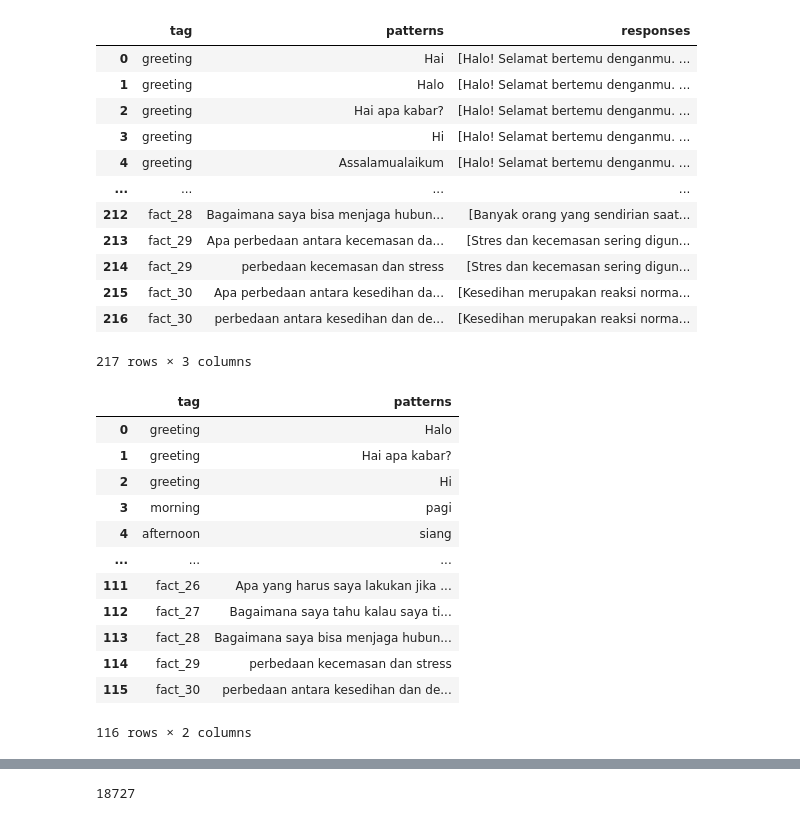
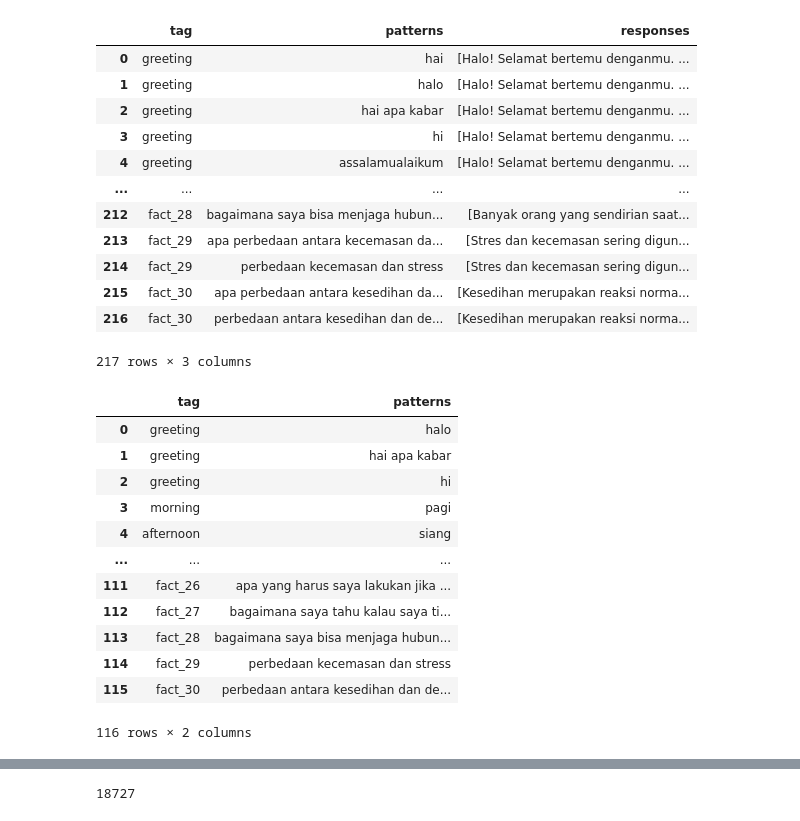
Before and after one commit to oohgan/HugU---CH2-PS423, a Jupyter notebook: [CH2-PS423]/ML/ChatBot/Model_Chatbot.ipynb, the cells around one changed output, grey strips where cells are left out. Cells and saved outputs as stored; diff of their text form; code cells hidden in the pictures.

```diff
--- a/[CH2-PS423]/ML/ChatBot/Model_Chatbot.ipynb
+++ b/[CH2-PS423]/ML/ChatBot/Model_Chatbot.ipynb
@@ -14,6 +18,30 @@ from tensorflow.keras.utils import plot_model
 from sklearn.preprocessing import LabelEncoder
 from tensorflow.keras.preprocessing.text import Tokenizer
 from tensorflow.keras.preprocessing.sequence import pad_sequences
+# %%
+replace = [
+    ['ibu', ['ibuku', 'mami', 'mama']],
+    ['ayah', ['ayahku', 'papa', 'daddy']],
+    ['saudara', ['adikku', 'adek', 'kakakku', 'koko', 'cece']],
+    ['teman', ['temanku']],
+    ['meninggal', ['mati']]
+]
+# %%
+def preprocess_text(kalimat):
+  filtered = re.sub(r'[^\w\d\s]', '', kalimat.lower())
+  words = word_tokenize(filtered)
+
+  clean_word = []
+  for word in words:
+    replaced = False
+    for replacement, target in replace:
+      if word in target:
+        clean_word.append(replacement)
+        replaced = True
+    if not replaced:
+      clean_word.append(word)
+
+  return ' '.join(clean_word)
 # %%
 with open('/content/Mental Health Conversational.json', 'r') as content:
   chatbot = json.load(content)
@@ -21,27 +49,27 @@ data = pd.DataFrame(chatbot['intents'])
 # %%
 dictionary = {"tag":[], "patterns":[], "responses":[]}
 for i in range (len(data)):
   pattern = data[data.index==i]['patterns'].values[0]
   response = data[data.index==i]['responses'].values[0]
   tag = data[data.index==i]['tag'].values[0]
   for j in range (len(pattern)):
     dictionary['tag'].append(tag)
-    dictionary['patterns'].append(pattern[j])
+    dictionary['patterns'].append(preprocess_text(pattern[j]))
     dictionary['responses'].append(response)
 data = pd.DataFrame.from_dict(dictionary)
 data
 # %% [output]
 |  | tag | patterns | responses |
-| 0 | greeting | Hai | [Halo! Selamat bertemu denganmu. ... |
-| 1 | greeting | Halo | [Halo! Selamat bertemu denganmu. ... |
-| 2 | greeting | Hai apa kabar? | [Halo! Selamat bertemu denganmu. ... |
-| 3 | greeting | Hi | [Halo! Selamat bertemu denganmu. ... |
-| 4 | greeting | Assalamualaikum | [Halo! Selamat bertemu denganmu. ... |
+| 0 | greeting | hai | [Halo! Selamat bertemu denganmu. ... |
+| 1 | greeting | halo | [Halo! Selamat bertemu denganmu. ... |
+| 2 | greeting | hai apa kabar | [Halo! Selamat bertemu denganmu. ... |
+| 3 | greeting | hi | [Halo! Selamat bertemu denganmu. ... |
+| 4 | greeting | assalamualaikum | [Halo! Selamat bertemu denganmu. ... |
 | ... | ... | ... | ... |
-| 212 | fact_28 | Bagaimana saya bisa menjaga hubun... | [Banyak orang yang sendirian saat... |
-| 213 | fact_29 | Apa perbedaan antara kecemasan da... | [Stres dan kecemasan sering digun... |
+| 212 | fact_28 | bagaimana saya bisa menjaga hubun... | [Banyak orang yang sendirian saat... |
+| 213 | fact_29 | apa perbedaan antara kecemasan da... | [Stres dan kecemasan sering digun... |
 | 214 | fact_29 | perbedaan kecemasan dan stress | [Stres dan kecemasan sering digun... |
-| 215 | fact_30 | Apa perbedaan antara kesedihan da... | [Kesedihan merupakan reaksi norma... |
+| 215 | fact_30 | apa perbedaan antara kesedihan da... | [Kesedihan merupakan reaksi norma... |
 | 216 | fact_30 | perbedaan antara kesedihan dan de... | [Kesedihan merupakan reaksi norma... |
 217 rows × 3 columns
 # %%
@@ -55,20 +83,20 @@ for i in range (len(val_data)):
   tag = val_data[val_data.index==i]['tag'].values[0]
   for j in range (len(pattern)):
     dictionary['tag'].append(tag)
-    dictionary['patterns'].append(pattern[j])
+    dictionary['patterns'].append(preprocess_text(pattern[j]))
 val_data = pd.DataFrame.from_dict(dictionary)
 val_data
 # %% [output]
 |  | tag | patterns |
-| 0 | greeting | Halo |
-| 1 | greeting | Hai apa kabar? |
-| 2 | greeting | Hi |
+| 0 | greeting | halo |
+| 1 | greeting | hai apa kabar |
+| 2 | greeting | hi |
 | 3 | morning | pagi |
 | 4 | afternoon | siang |
 | ... | ... | ... |
-| 111 | fact_26 | Apa yang harus saya lakukan jika ... |
-| 112 | fact_27 | Bagaimana saya tahu kalau saya ti... |
-| 113 | fact_28 | Bagaimana saya bisa menjaga hubun... |
+| 111 | fact_26 | apa yang harus saya lakukan jika ... |
+| 112 | fact_27 | bagaimana saya tahu kalau saya ti... |
+| 113 | fact_28 | bagaimana saya bisa menjaga hubun... |
 | 114 | fact_29 | perbedaan kecemasan dan stress |
 | 115 | fact_30 | perbedaan antara kesedihan dan de... |
 116 rows × 2 columns
```
Also changed, not shown: parts of 14 cells of this notebook, 2 other files.
